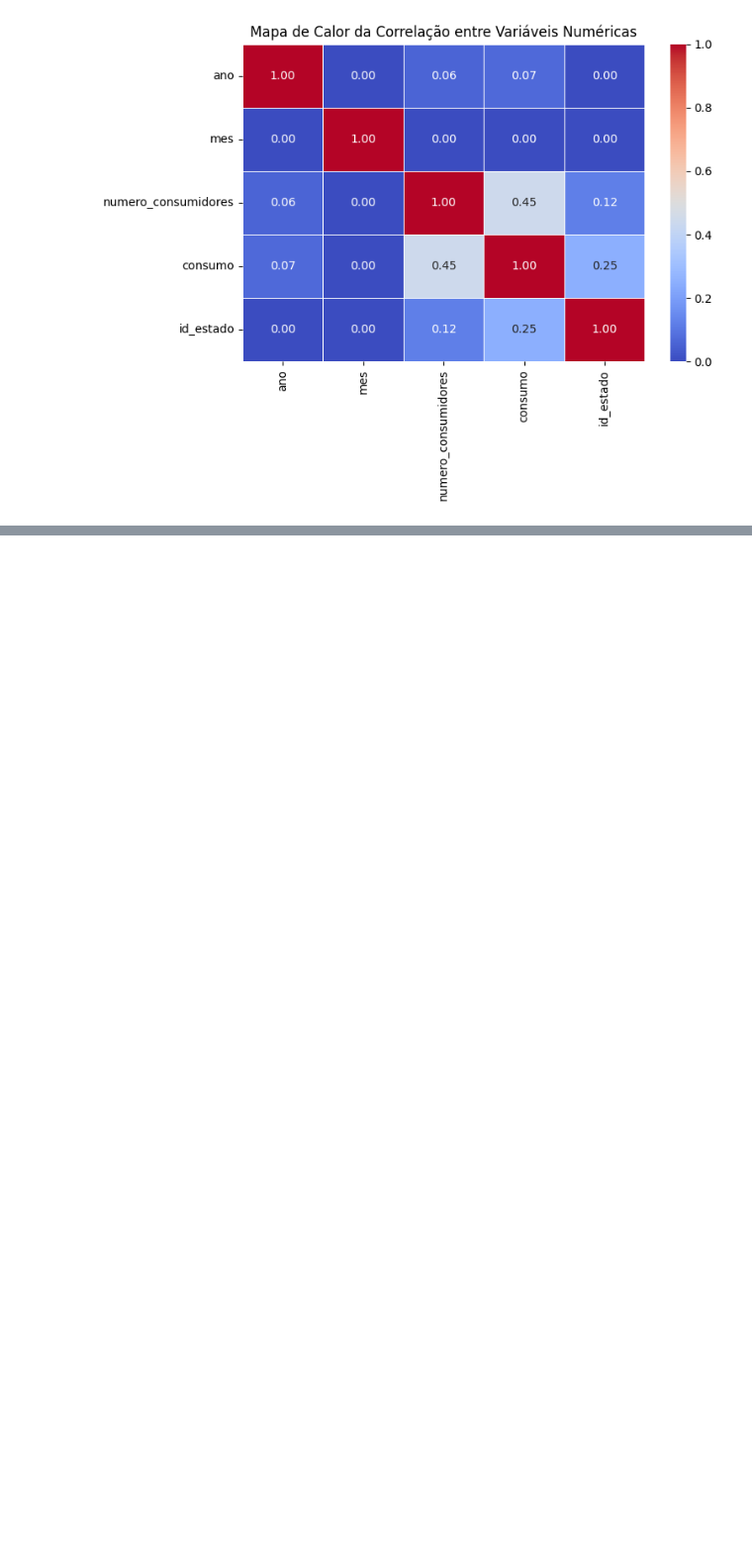
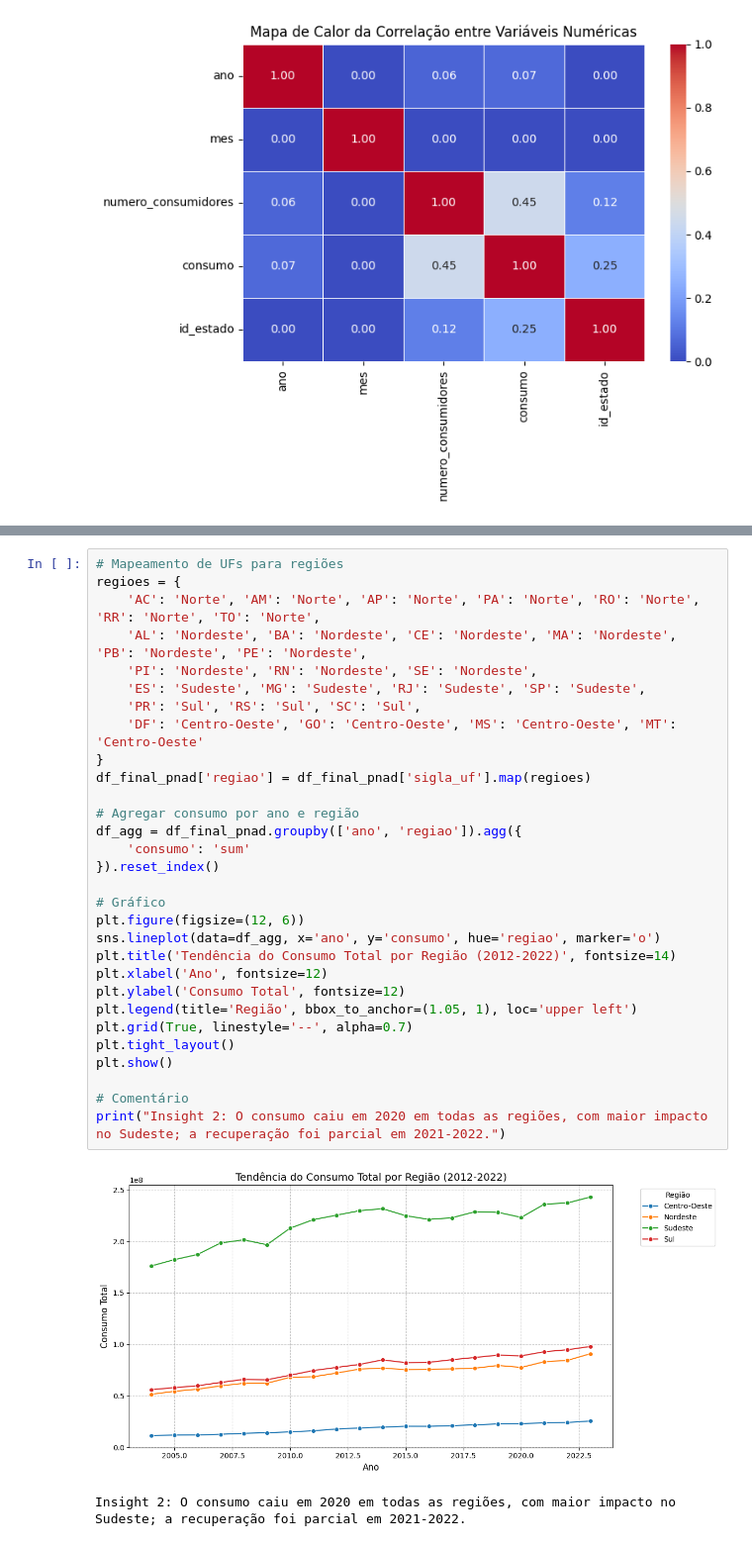
Before and after one commit to nerydyego/AED_eletricidade, a Jupyter notebook: notebook/final.ipynb, the cells around one changed output, grey strips where cells are left out. Shown at 99% size. Saved outputs shown, nothing was run; the diff lists cells and outputs as text; blank space fills up the shorter version.

```diff
--- a/notebook/final.ipynb
+++ b/notebook/final.ipynb
@@ -428,0 +651,33 @@ df_pnad = pd.read_
+# %%
+# Mapeamento de UFs para regiões
+regioes = {
+    'AC': 'Norte', 'AM': 'Norte', 'AP': 'Norte', 'PA': 'Norte', 'RO': 'Norte', 'RR': 'Norte', 'TO': 'Norte',
+    'AL': 'Nordeste', 'BA': 'Nordeste', 'CE': 'Nordeste', 'MA': 'Nordeste', 'PB': 'Nordeste', 'PE': 'Nordeste',
+    'PI': 'Nordeste', 'RN': 'Nordeste', 'SE': 'Nordeste',
+    'ES': 'Sudeste', 'MG': 'Sudeste', 'RJ': 'Sudeste', 'SP': 'Sudeste',
+    'PR': 'Sul', 'RS': 'Sul', 'SC': 'Sul',
+    'DF': 'Centro-Oeste', 'GO': 'Centro-Oeste', 'MS': 'Centro-Oeste', 'MT': 'Centro-Oeste'
+}
+df_final_pnad['regiao'] = df_final_pnad['sigla_uf'].map(regioes)
+
+# Agregar consumo por ano e região
+df_agg = df_final_pnad.groupby(['ano', 'regiao']).agg({
+    'consumo': 'sum'
+}).reset_index()
+
+# Gráfico
+plt.figure(figsize=(12, 6))
+sns.lineplot(data=df_agg, x='ano', y='consumo', hue='regiao', marker='o')
+plt.title('Tendência do Consumo Total por Região (2012-2022)', fontsize=14)
+plt.xlabel('Ano', fontsize=12)
+plt.ylabel('Consumo Total', fontsize=12)
+plt.legend(title='Região', bbox_to_anchor=(1.05, 1), loc='upper left')
+plt.grid(True, linestyle='--', alpha=0.7)
+plt.tight_layout()
+plt.show()
+
+# Comentário
+print("Insight 2: O consumo caiu em 2020 em todas as regiões, com maior impacto no Sudeste; a recuperação foi parcial em 2021-2022.")
+# %% [output]
+[figure, added]
+Insight 2: O consumo caiu em 2020 em todas as regiões, com maior impacto no Sudeste; a recuperação foi parcial em 2021-2022.
```
Also changed, not shown: parts of 32 cells of this notebook, 10 other files.
